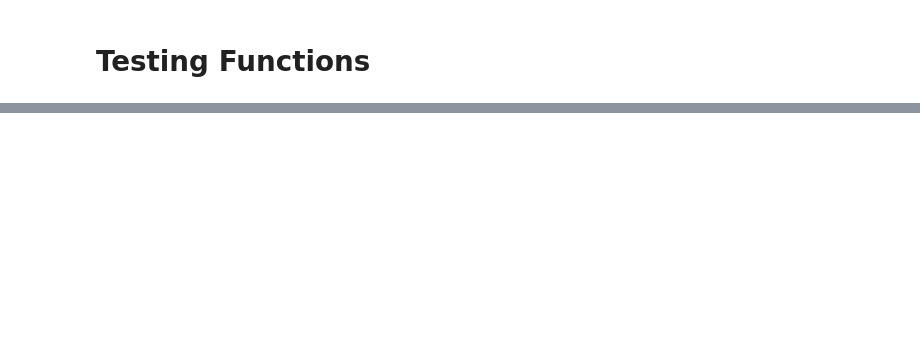
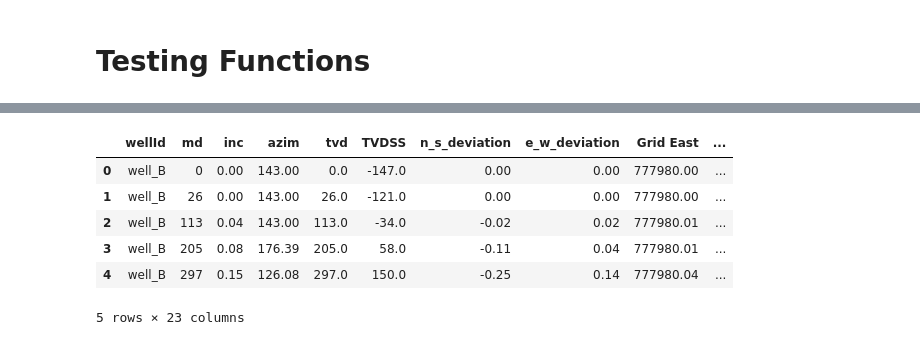
Before and after one commit to bpamos/welltrajconvert, a Jupyter notebook: notebook/Lat Long Conversion .ipynb, the cells around one changed output, grey strips where cells are left out. Cells and saved outputs as stored; diff of their text form; code cells hidden in the pictures; blank space fills up the shorter version.

```diff
--- a/notebook/Lat Long Conversion .ipynb
+++ b/notebook/Lat Long Conversion .ipynb
@@ -41,2 +73,15 @@ df.tail()
 # %%
 # create dataframe of interest
+
+
+my_df = df
+#my_df = df[['wellId','md','inc','azim','surface_latitude', 'surface_longitude']]
+my_df.head()
+# %% [output]
+|  | wellId | md | inc | azim | tvd | TVDSS | n_s_deviation | e_w_deviation | Grid East | ... |
+| 0 | well_B | 0 | 0.00 | 143.00 | 0.0 | -147.0 | 0.00 | 0.00 | 777980.00 | ... |
+| 1 | well_B | 26 | 0.00 | 143.00 | 26.0 | -121.0 | 0.00 | 0.00 | 777980.00 | ... |
+| 2 | well_B | 113 | 0.04 | 143.00 | 113.0 | -34.0 | -0.02 | 0.02 | 777980.01 | ... |
+| 3 | well_B | 205 | 0.08 | 176.39 | 205.0 | 58.0 | -0.11 | 0.04 | 777980.01 | ... |
+| 4 | well_B | 297 | 0.15 | 126.08 | 297.0 | 150.0 | -0.25 | 0.14 | 777980.04 | ... |
+5 rows × 23 columns
```
Also changed, not shown: parts of 33 cells of this notebook, 3 other files.
